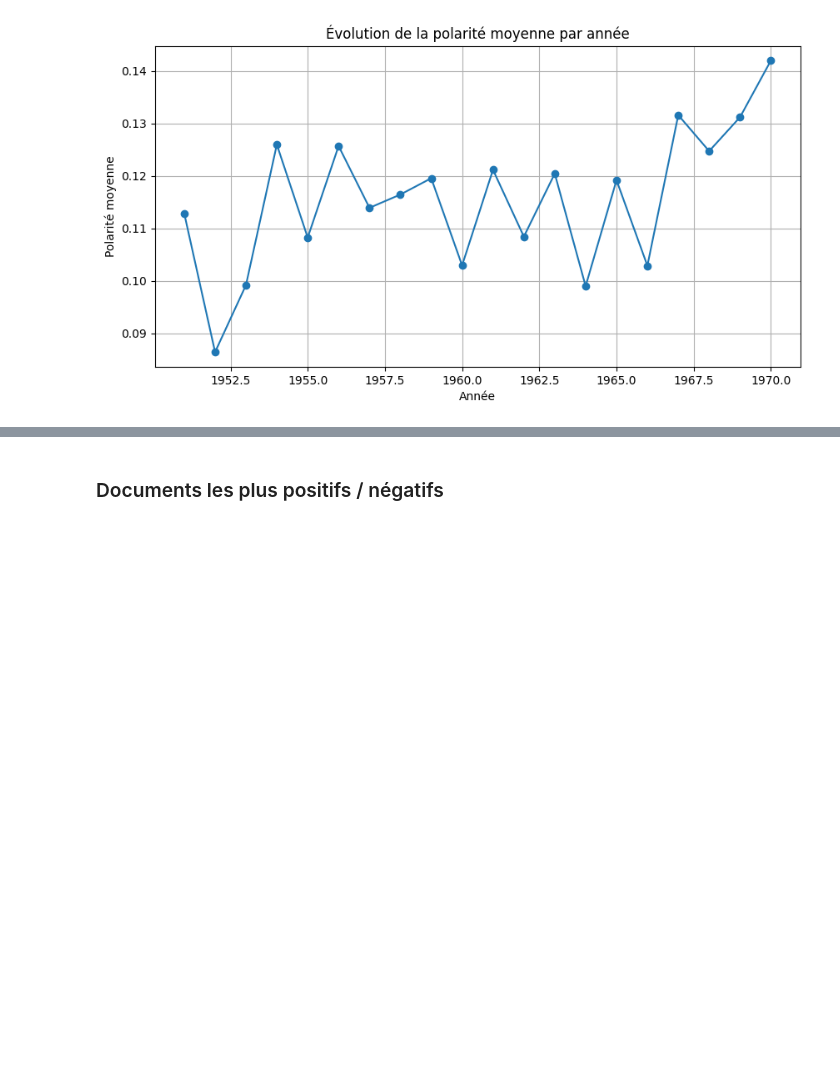
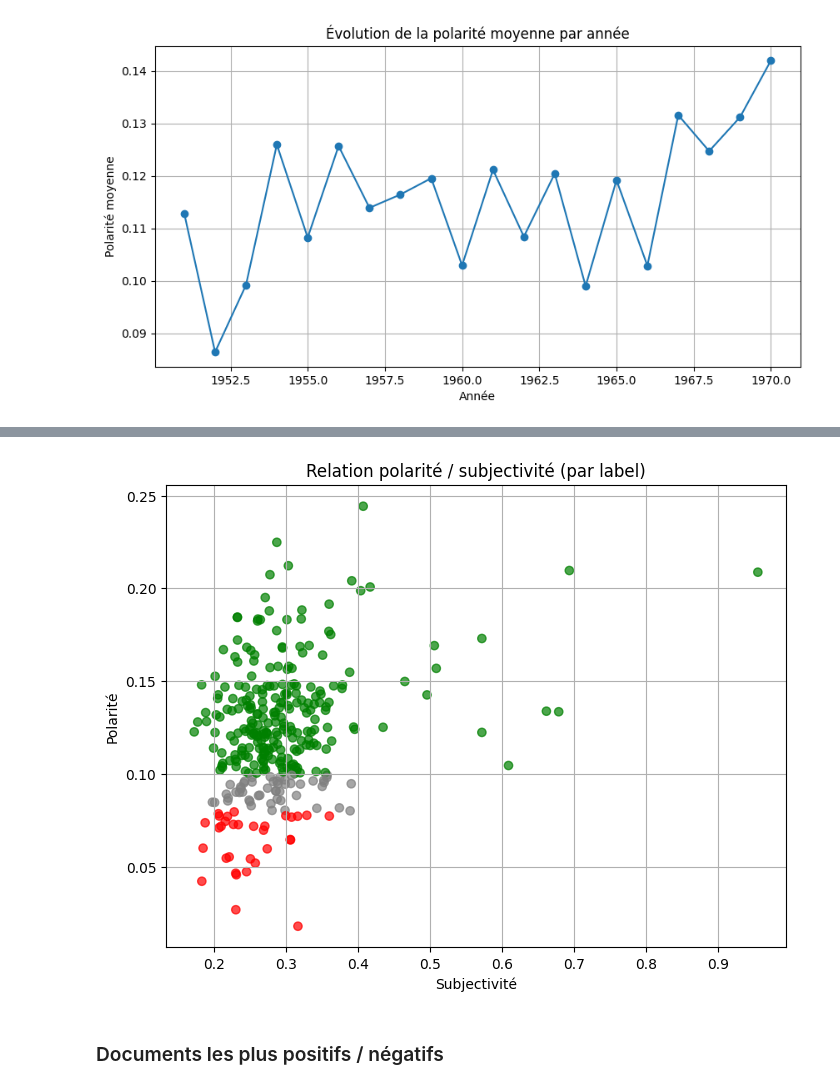
Before and after one commit to IlariaFa/tac, a Jupyter notebook: tps/tp4/s6_sentiment.ipynb, the cells around one changed output, grey strips where cells are left out. Drawn from its saved outputs; the diff is of its cells as text; code cells hidden in the pictures; blank space fills up the shorter version.

```diff
--- a/tps/tp4/s6_sentiment.ipynb
+++ b/tps/tp4/s6_sentiment.ipynb
@@ -295,3 +328,14 @@ plt.show()
+# %%
+plt.figure(figsize=(8,6))
+colors = df_sent["label"].map({"positif":"green","neutre":"gray","négatif":"red"})
+plt.scatter(df_sent["subjectivity"], df_sent["polarity"], c=colors, alpha=0.7)
+plt.xlabel("Subjectivité")
+plt.ylabel("Polarité")
+plt.title("Relation polarité / subjectivité (par label)")
+plt.grid(True)
+plt.show()
+# %% [output]
+[figure, added]
 # %% [markdown]
 ### Documents les plus positifs / négatifs
 # %%
```
Also changed, not shown: parts of 4 cells of this notebook, 1 other file.
